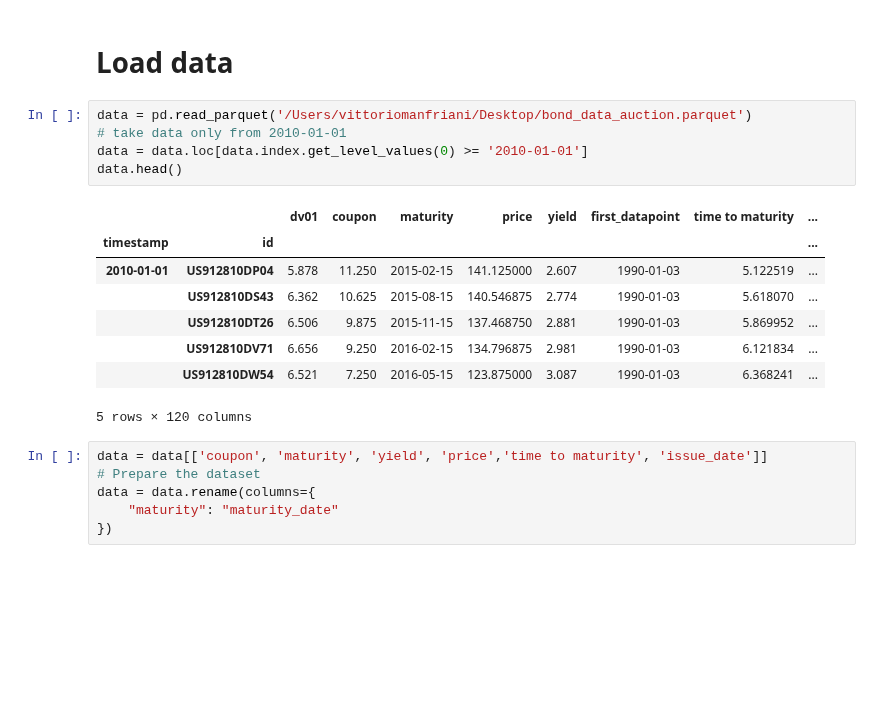
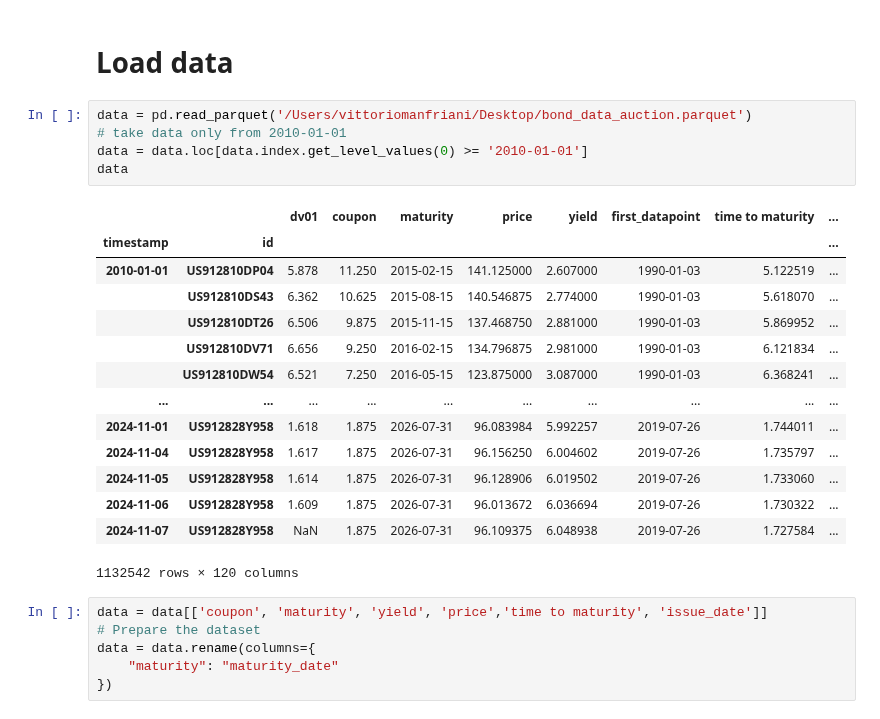
Before and after one commit to vittoriomanfriani/Fundamental-Factor-Model-for-Rates, a Jupyter notebook: Yield Curve Construction.ipynb, the cells around one changed output. Saved outputs shown, nothing was run; the diff lists cells and outputs as text; blank space fills up the shorter version.

```diff
--- a/Yield Curve Construction.ipynb
+++ b/Yield Curve Construction.ipynb
@@ -9,17 +17,23 @@ from datetime import datetime
 # %%
 data = pd.read_parquet('/Users/vittoriomanfriani/Desktop/bond_data_auction.parquet')
 # take data only from 2010-01-01
 data = data.loc[data.index.get_level_values(0) >= '2010-01-01']
-data.head()
+data
 # %% [output]
 |  |  | dv01 | coupon | maturity | price | yield | first_datapoint | time to maturity | ... |
 | timestamp | id |  |  |  |  |  |  |  | ... |
-| 2010-01-01 | US912810DP04 | 5.878 | 11.250 | 2015-02-15 | 141.125000 | 2.607 | 1990-01-03 | 5.122519 | ... |
-|  | US912810DS43 | 6.362 | 10.625 | 2015-08-15 | 140.546875 | 2.774 | 1990-01-03 | 5.618070 | ... |
-|  | US912810DT26 | 6.506 | 9.875 | 2015-11-15 | 137.468750 | 2.881 | 1990-01-03 | 5.869952 | ... |
-|  | US912810DV71 | 6.656 | 9.250 | 2016-02-15 | 134.796875 | 2.981 | 1990-01-03 | 6.121834 | ... |
-|  | US912810DW54 | 6.521 | 7.250 | 2016-05-15 | 123.875000 | 3.087 | 1990-01-03 | 6.368241 | ... |
+| 2010-01-01 | US912810DP04 | 5.878 | 11.250 | 2015-02-15 | 141.125000 | 2.607000 | 1990-01-03 | 5.122519 | ... |
+|  | US912810DS43 | 6.362 | 10.625 | 2015-08-15 | 140.546875 | 2.774000 | 1990-01-03 | 5.618070 | ... |
+|  | US912810DT26 | 6.506 | 9.875 | 2015-11-15 | 137.468750 | 2.881000 | 1990-01-03 | 5.869952 | ... |
+|  | US912810DV71 | 6.656 | 9.250 | 2016-02-15 | 134.796875 | 2.981000 | 1990-01-03 | 6.121834 | ... |
+|  | US912810DW54 | 6.521 | 7.250 | 2016-05-15 | 123.875000 | 3.087000 | 1990-01-03 | 6.368241 | ... |
+| ... | ... | ... | ... | ... | ... | ... | ... | ... | ... |
+| 2024-11-01 | US912828Y958 | 1.618 | 1.875 | 2026-07-31 | 96.083984 | 5.992257 | 2019-07-26 | 1.744011 | ... |
+| 2024-11-04 | US912828Y958 | 1.617 | 1.875 | 2026-07-31 | 96.156250 | 6.004602 | 2019-07-26 | 1.735797 | ... |
+| 2024-11-05 | US912828Y958 | 1.614 | 1.875 | 2026-07-31 | 96.128906 | 6.019502 | 2019-07-26 | 1.733060 | ... |
+| 2024-11-06 | US912828Y958 | 1.609 | 1.875 | 2026-07-31 | 96.013672 | 6.036694 | 2019-07-26 | 1.730322 | ... |
+| 2024-11-07 | US912828Y958 | NaN | 1.875 | 2026-07-31 | 96.109375 | 6.048938 | 2019-07-26 | 1.727584 | ... |
-5 rows × 120 columns
+1132542 rows × 120 columns
 # %%
 data = data[['coupon', 'maturity', 'yield', 'price','time to maturity', 'issue_date']]
 # Prepare the dataset
```
Also changed, not shown: parts of 46 cells of this notebook, 14 other files.
